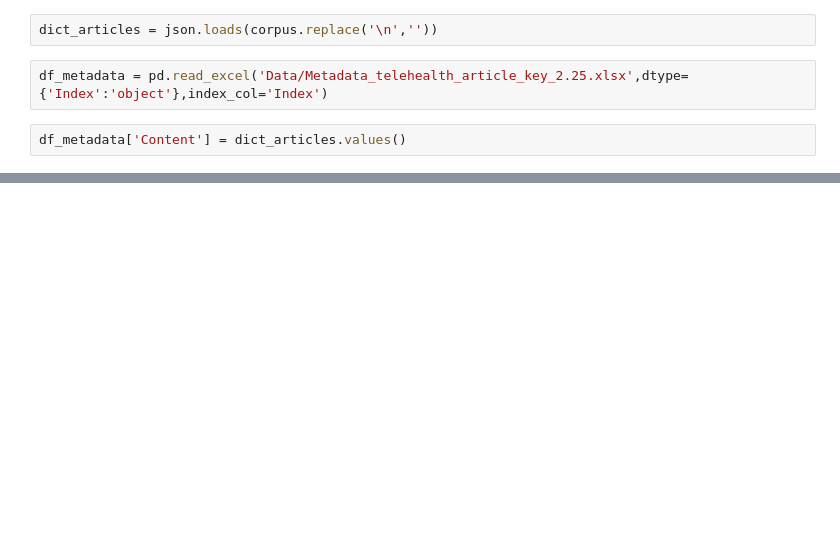
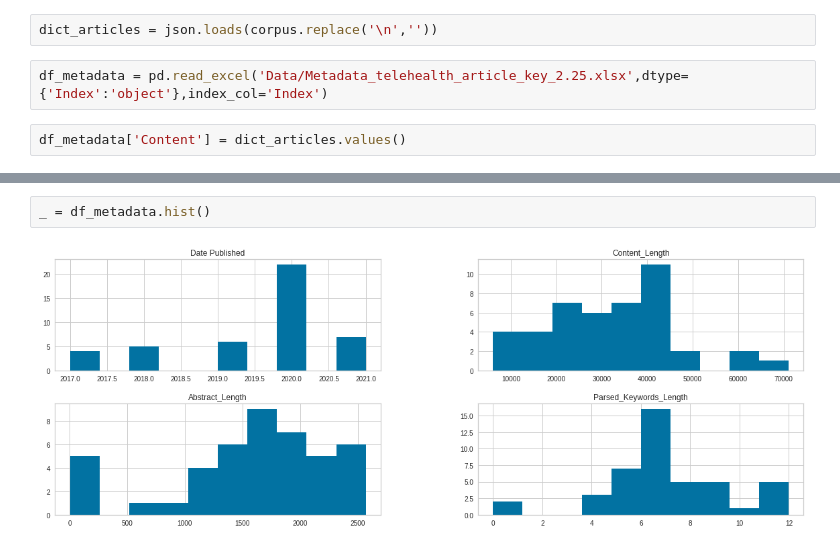
Before and after one commit to VintageGold/Text_Summarization, a Jupyter notebook: Text_Summarization.ipynb, the cells around one changed output, grey strips where cells are left out. Drawn from its saved outputs; the diff is of its cells as text; blank space fills up the shorter version.

```diff
--- a/Text_Summarization.ipynb
+++ b/Text_Summarization.ipynb
@@ -37,0 +116,4 @@ df_metadata.head()
+# %%
+_ = df_metadata.hist()
+# %% [output]
+[figure, added]
```
Also changed, not shown: parts of 17 cells of this notebook.
